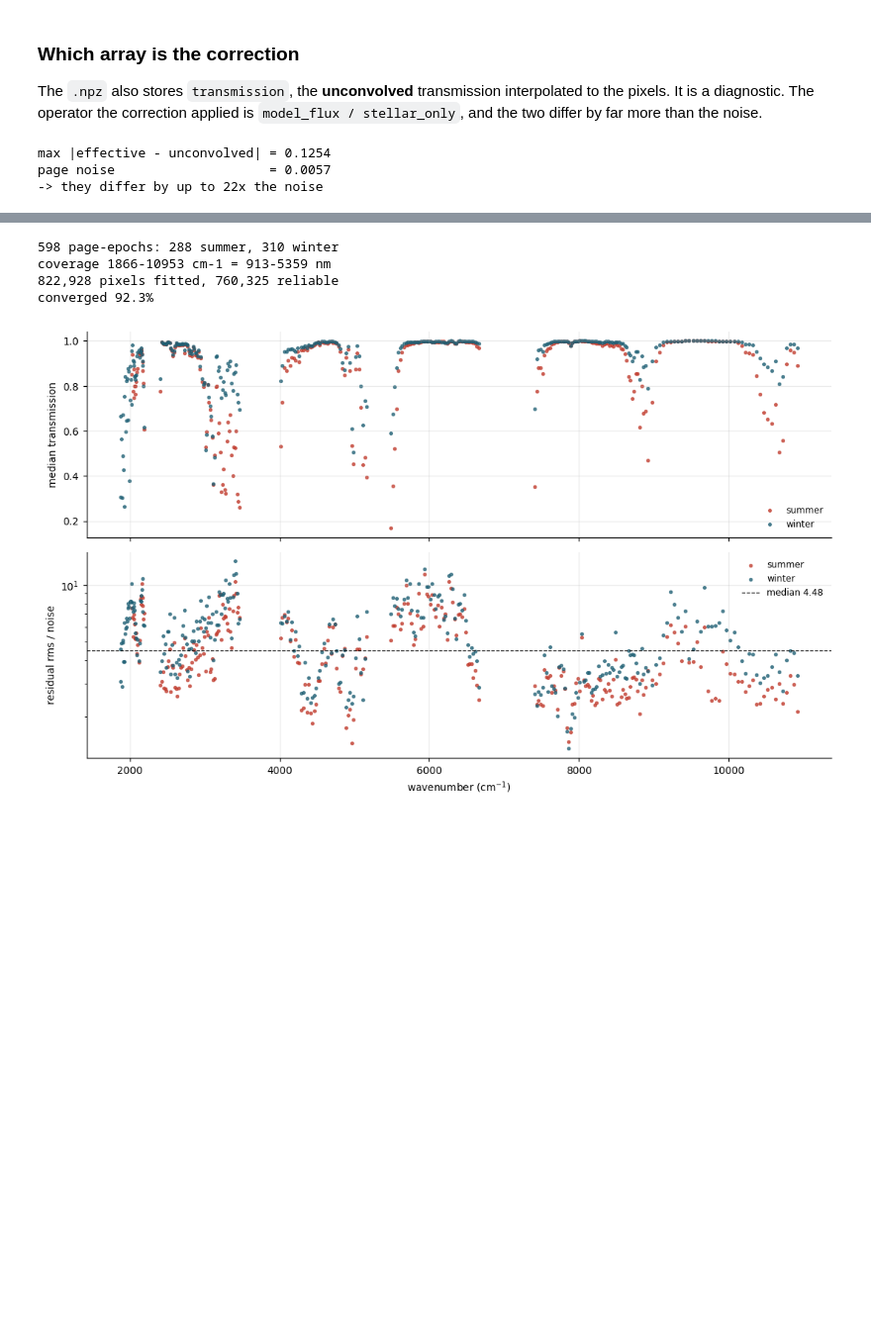
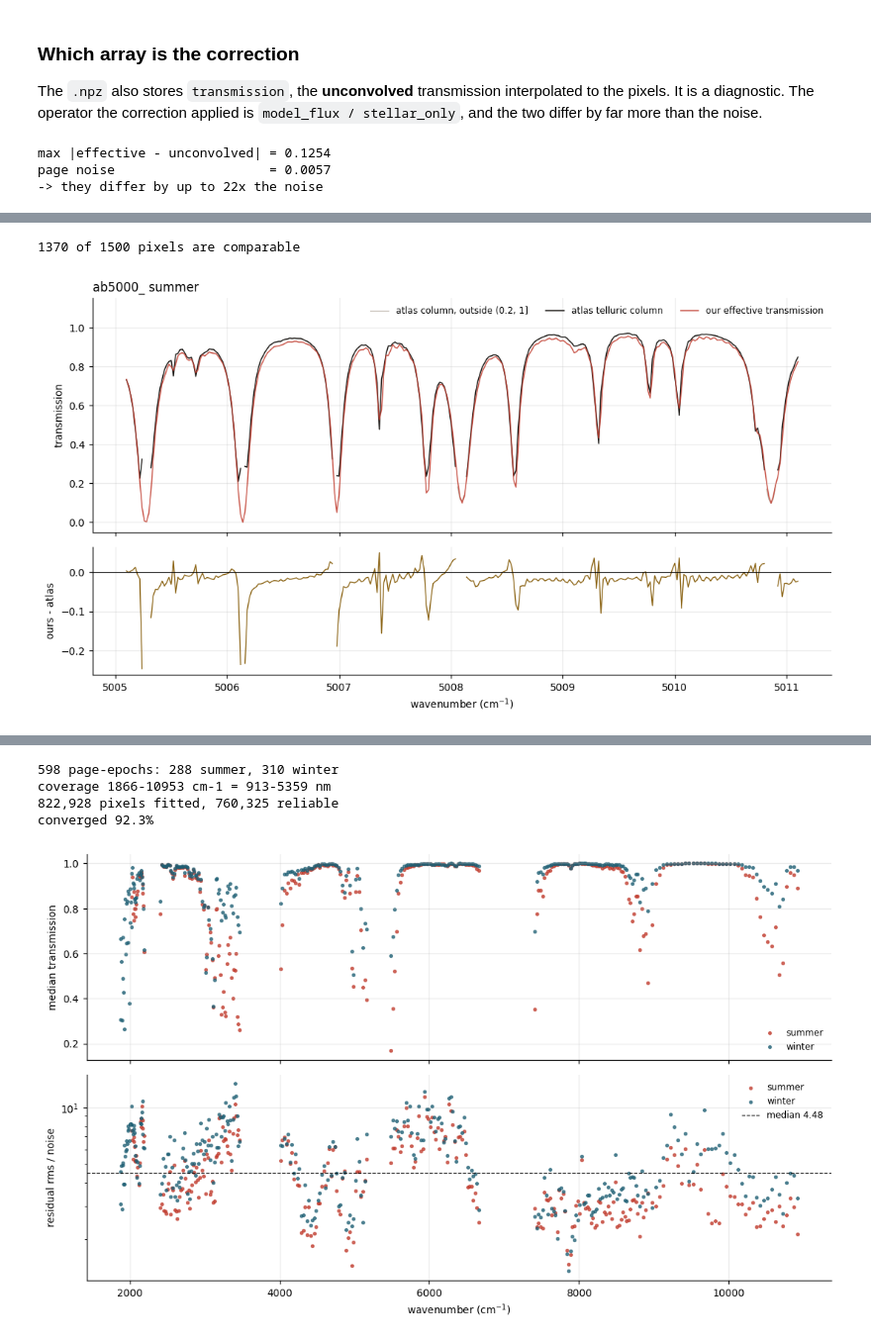
Before and after one commit to leejjoon/tellurix, a Jupyter notebook: docs/arcturus_walkthrough.ipynb, the cells around one changed output, grey strips where cells are left out. Shown at 99% size. Cells and saved outputs as stored; diff of their text form; code cells hidden in the pictures; blank space fills up the shorter version.

```diff
--- a/docs/arcturus_walkthrough.ipynb
+++ b/docs/arcturus_walkthrough.ipynb
@@ -644,6 +652,17 @@ nu_pix = (1e7 / np.asarray(order.wavelength_vacuum_nm))[axis]
 model_flux = np.asarray(exact.predict(order, fitted))[axis]
 x_cheb = np.linspace(-1.0, 1.0, len(order.wavelength_vacuum_nm))
 continuum_pix = np.asarray(chebyshev_continuum(fitted.continuum_coeffs, x_cheb))[axis]
+
+# The same model with the atmosphere removed, which section 12 needs.
+from tellurix import ArrayOpacityBackend
+
+star_model = TelluricModel(
+    profile, grid,
+    ArrayOpacityBackend({sp: np.zeros((len(profile.temperature_k), grid.size))
+                         for sp in model.species}),
+    accuracy_mode="fast", max_lsf_sigma_kms=float(physics["max_lsf_sigma_kms"]),
+    pixel_integration=physics["pixel_integration"], instrument=instrument)
+star_only_pix = np.asarray(star_model.predict(order, fitted))[axis]
 
 # And plot the page's own column, not `order.flux`: SpectralOrder must be finite
 # and positive everywhere, so it carries a placeholder of 1.0 at masked pixels,
@@ -882,0 +916,35 @@ page noise                    = 0.0057
+# %%
+atlas_telluric = np.asarray(page.telluric)
+effective = model_flux / np.maximum(star_only_pix, 1e-12)
+
+# The authors' own restriction: where their column is between 0.2 and 1 it is a
+# transmission; outside that their division blew up.
+comparable = (np.asarray(order.mask)[axis] & np.isfinite(atlas_telluric)
+              & (atlas_telluric > 0.2) & (atlas_telluric <= 1.0))
+print(f"{int(comparable.sum())} of {atlas_telluric.size} pixels are comparable")
+# %% [output]
+1370 of 1500 pixels are comparable
+# %%
+#| fig-cap: "Our fitted transmission against the atlas's own, and their difference. The two are independent: nothing in the fit has seen the atlas telluric column. Grey marks where the authors' own division diverged and their column leaves the range where it is a transmission; those pixels are excluded everywhere below."
+shown = np.where(comparable, atlas_telluric, np.nan)
+excluded = np.where(~comparable, atlas_telluric, np.nan)
+
+fig, axes = plt.subplots(2, 1, figsize=(10, 5.6), sharex=True,
+                         gridspec_kw={"height_ratios": [2.2, 1.2]})
+axes[0].plot(nu_pix[dpix], excluded[dpix], lw=0.8, color="#b9b2a7",
+             label="atlas column, outside (0.2, 1]")
+axes[0].plot(nu_pix[dpix], shown[dpix], lw=1.0, color="#1c1a17",
+             label="atlas telluric column")
+axes[0].plot(nu_pix[dpix], effective[dpix], lw=1.0, color="#c0392b", alpha=0.85,
+             label="our effective transmission")
+axes[0].set_ylim(-0.05, 1.15)
+axes[0].set_ylabel("transmission"); axes[0].legend(frameon=False, fontsize=8, ncol=3)
+axes[0].set_title(f"{PAGE} {EPOCH}", loc="left")
+
+diff = np.where(comparable, effective - atlas_telluric, np.nan)
+axes[1].plot(nu_pix[dpix], diff[dpix], lw=0.9, color="#8a6212")
+axes[1].axhline(0, color="k", lw=0.7)
+axes[1].set_ylabel("ours - atlas"); axes[1].set_xlabel("wavenumber (cm$^{-1}$)")
+plt.tight_layout()
+# %% [output]
+[figure, added]
```
Also changed, not shown: parts of 16 cells of this notebook, 1 other file.
